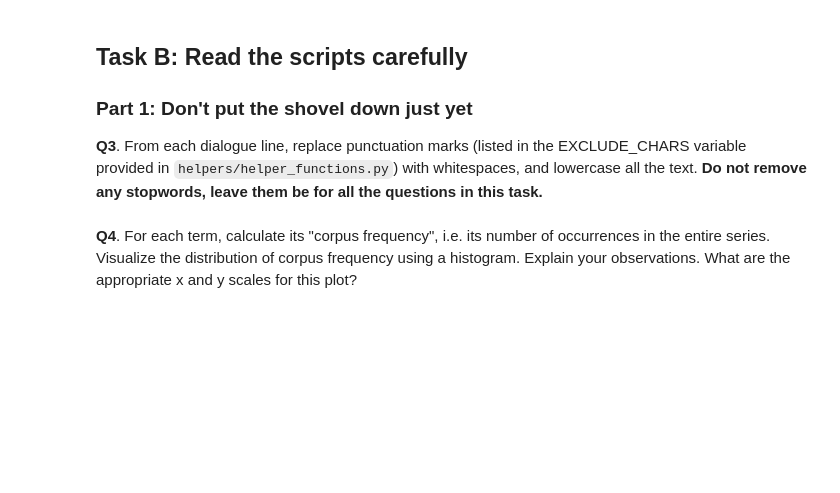
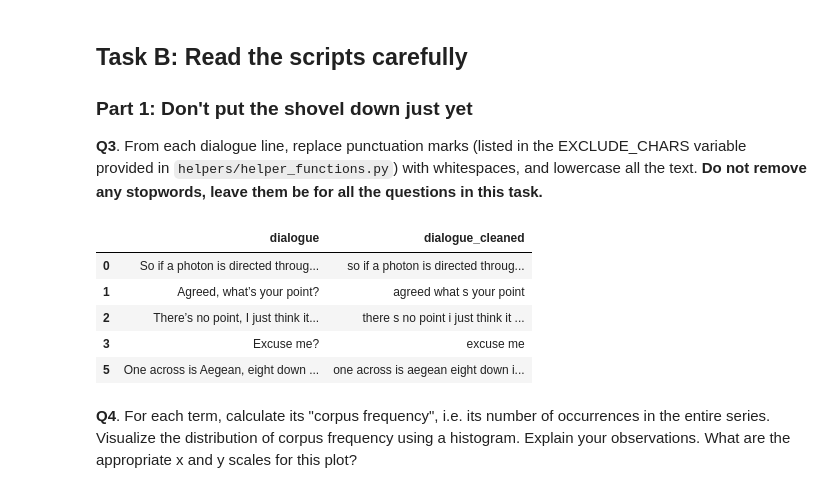
Before and after one commit to Katarina-KacmarovaM/NLP_class, a Jupyter notebook: Exercises/01 - Intro to Tools/3. Handling Text - Part 2.ipynb, the cells around one changed output. Cells and saved outputs as stored; diff of their text form; code cells hidden in the pictures; blank space fills up the shorter version.

```diff
--- a/Exercises/01 - Intro to Tools/3. Handling Text - Part 2.ipynb
+++ b/Exercises/01 - Intro to Tools/3. Handling Text - Part 2.ipynb
@@ -40,2 +130,16 @@ Our friends' argument concerns the entire show. We have given you a file in the
+# %%
+# your code goes here
+# So we want to replace the punctuation marks with whitespace, and lowercase all the text.
+df_recurrent["dialogue_cleaned"] = (
+    df_recurrent["dialogue"].str.translate(str.maketrans({character: " " for character in EXCLUDE_CHARS})).str.lower())
+
+df_recurrent[["dialogue", "dialogue_cleaned"]].head()
+# %% [output]
+|  | dialogue | dialogue_cleaned |
+| 0 | So if a photon is directed throug... | so if a photon is directed throug... |
+| 1 | Agreed, what’s your point? | agreed what s your point |
+| 2 | There’s no point, I just think it... | there s no point i just think it ... |
+| 3 | Excuse me? | excuse me |
+| 5 | One across is Aegean, eight down ... | one across is aegean eight down i... |
 # %% [markdown]
 **Q4**. For each term, calculate its "corpus frequency", i.e. its number of occurrences in the entire series. Visualize the distribution of corpus frequency using a histogram. Explain your observations. What are the appropriate x and y scales for this plot?
```
Also changed, not shown: parts of 14 cells of this notebook, 12 other files.
